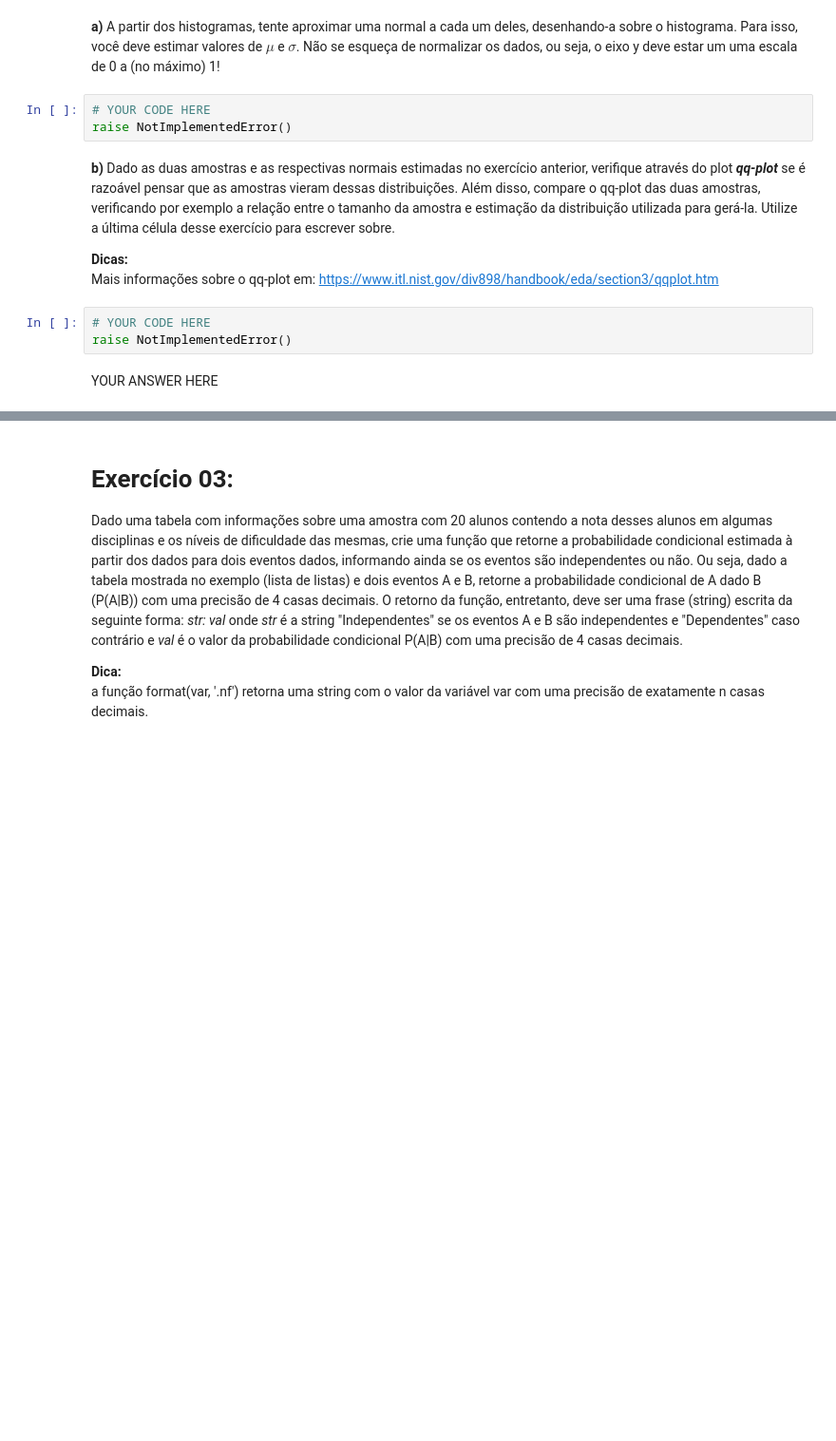
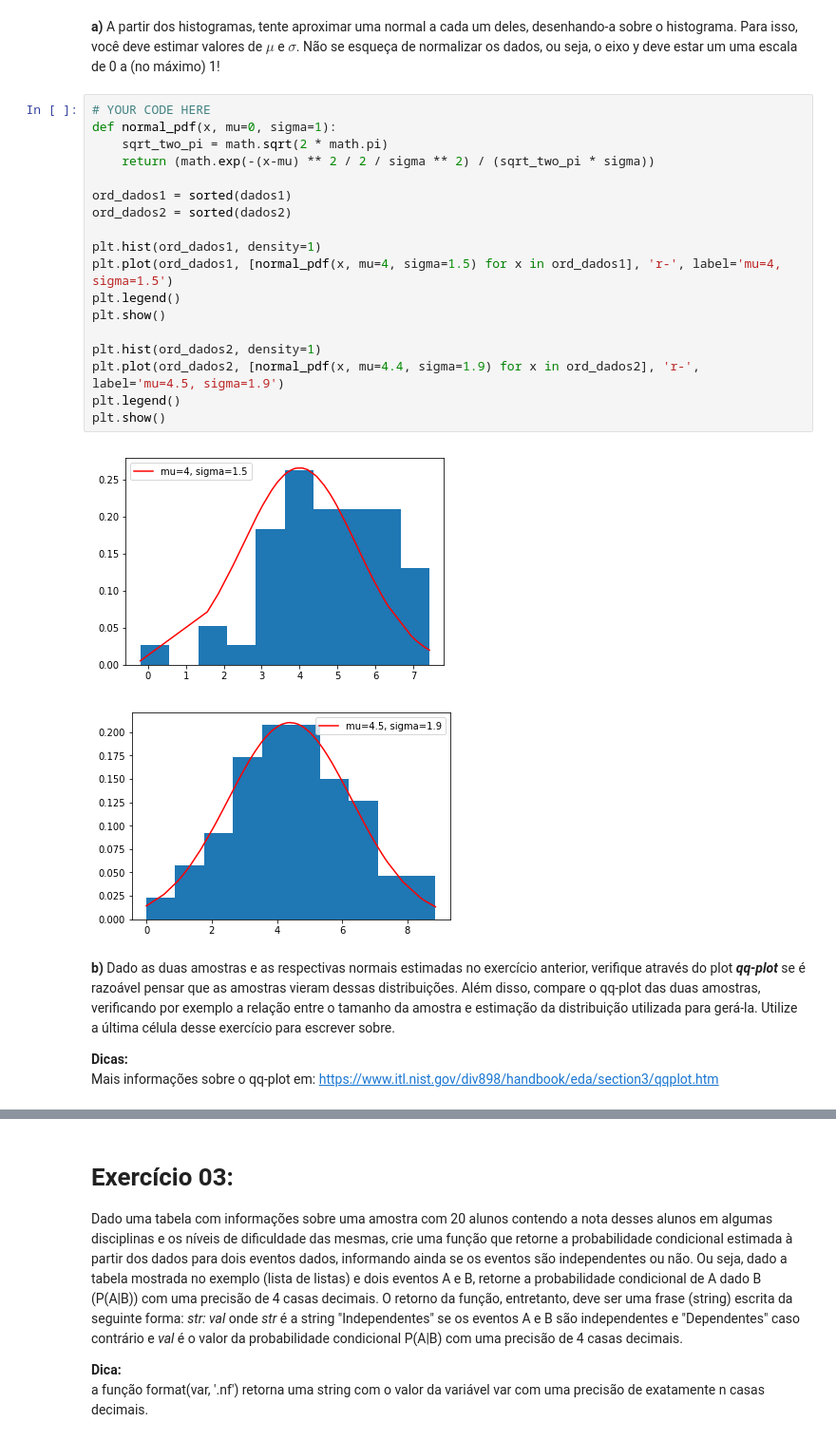
Before and after one commit to innng/data-science-introduction, a Jupyter notebook: lista05.ipynb, the cells around one changed output, grey strips where cells are left out. Shown: that part at 95% size. Saved outputs shown, nothing was run; the diff lists cells and outputs as text; blank space fills up the shorter version.

```diff
--- a/lista05.ipynb
+++ b/lista05.ipynb
@@ -72,8 +89,26 @@ plt.show()
 # %% [markdown]
 __a)__ A partir dos histogramas, tente aproximar uma normal a cada um deles, desenhando-a sobre o histograma. Para isso, você deve estimar valores de $\mu$ e $\sigma$. Não se esqueça de normalizar os dados, ou seja, o eixo y deve estar um uma escala de 0 a (no máximo) 1!
-# %%
-# YOUR CODE HERE
-raise NotImplementedError()
+# %%
+# YOUR CODE HERE
+def normal_pdf(x, mu=0, sigma=1):
+    sqrt_two_pi = math.sqrt(2 * math.pi)
+    return (math.exp(-(x-mu) ** 2 / 2 / sigma ** 2) / (sqrt_two_pi * sigma))
+
+ord_dados1 = sorted(dados1)
+ord_dados2 = sorted(dados2)
+
+plt.hist(ord_dados1, density=1)
+plt.plot(ord_dados1, [normal_pdf(x, mu=4, sigma=1.5) for x in ord_dados1], 'r-', label='mu=4, sigma=1.5')
+plt.legend()
+plt.show()
+
+plt.hist(ord_dados2, density=1)
+plt.plot(ord_dados2, [normal_pdf(x, mu=4.4, sigma=1.9) for x in ord_dados2], 'r-', label='mu=4.5, sigma=1.9')
+plt.legend()
+plt.show()
+# %% [output]
+[figure, added]
+[figure, added]
 # %% [markdown]
 __b)__ Dado as duas amostras e as respectivas normais estimadas no exercício anterior, verifique através do plot ___qq-plot___ se é razoável pensar que as amostras vieram dessas distribuições. Além disso, compare o qq-plot das duas amostras, verificando por exemplo a relação entre o tamanho da amostra e estimação da distribuição utilizada para gerá-la. Utilize a última célula desse exercício para escrever sobre.
 
@@ -81,8 +116,3 @@ __b)__ Dado as duas amostras e as respectivas normais estimadas no exercício an
 
 __Dicas:__
 Mais informações sobre o qq-plot em: https://www.itl.nist.gov/div898/handbook/eda/section3/qqplot.htm
-# %%
-# YOUR CODE HERE
-raise NotImplementedError()
-# %% [markdown]
-YOUR ANSWER HERE
```
Also changed, not shown: parts of 6 cells of this notebook, 12 other files.
